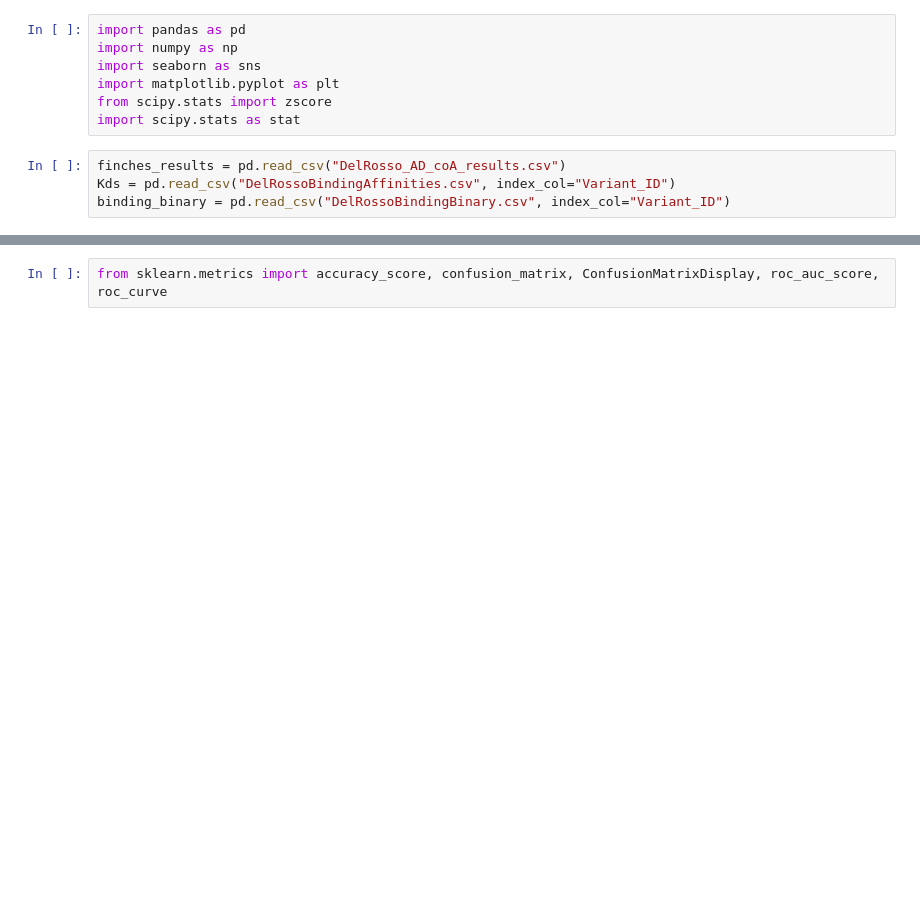
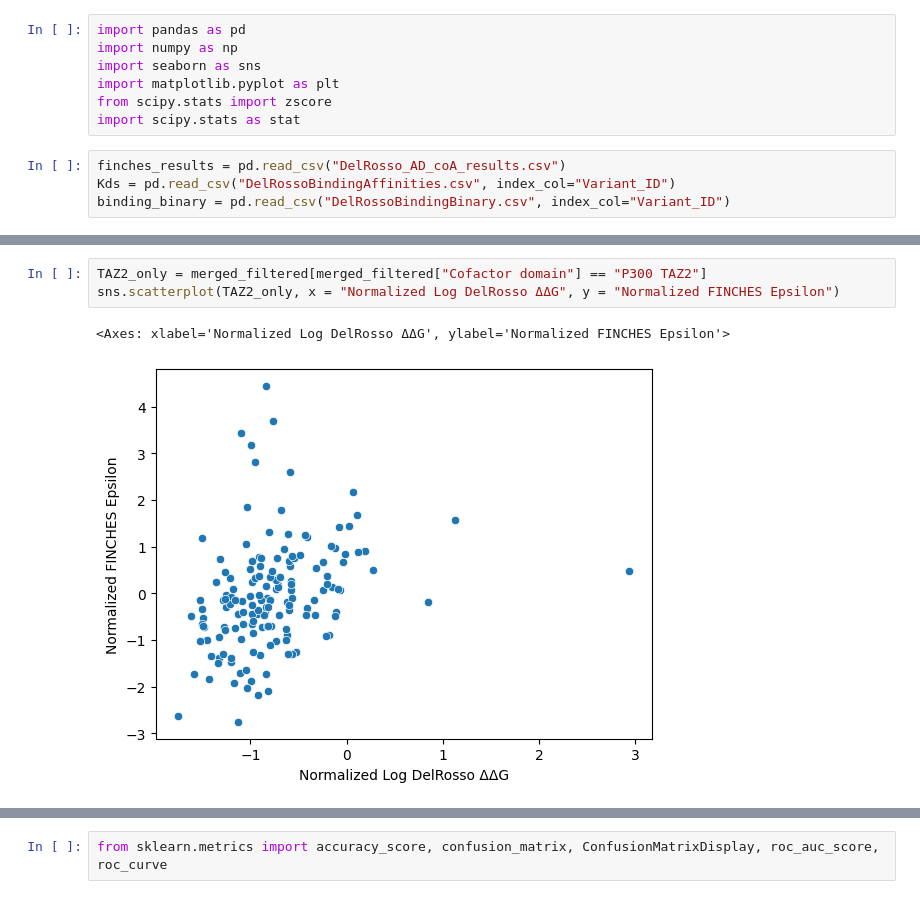
Before and after one commit to kinseylong/StallerRotation, a Jupyter notebook: finches_IDRs/DelRosso/delrosso_analysis.ipynb, the cells around one changed output, grey strips where cells are left out. Drawn from its saved outputs; the diff is of its cells as text; blank space fills up the shorter version.

```diff
--- a/finches_IDRs/DelRosso/delrosso_analysis.ipynb
+++ b/finches_IDRs/DelRosso/delrosso_analysis.ipynb
@@ -112 +134,7 @@ plt.savefig("scatterplot_delrosso_finches", bbox_inches="tight")
+# %%
+TAZ2_only = merged_filtered[merged_filtered["Cofactor domain"] == "P300 TAZ2"]
+sns.scatterplot(TAZ2_only, x = "Normalized Log DelRosso ΔΔG", y = "Normalized FINCHES Epsilon")
+# %% [output]
+<Axes: xlabel='Normalized Log DelRosso ΔΔG', ylabel='Normalized FINCHES Epsilon'>
+[figure, added]
 # %%
```
Also changed, not shown: parts of 17 cells of this notebook, 11 other files.
